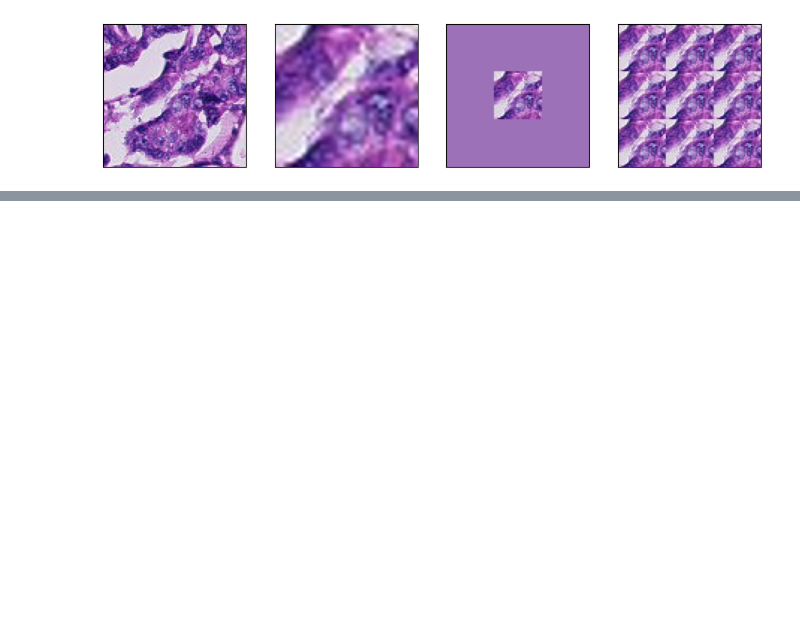
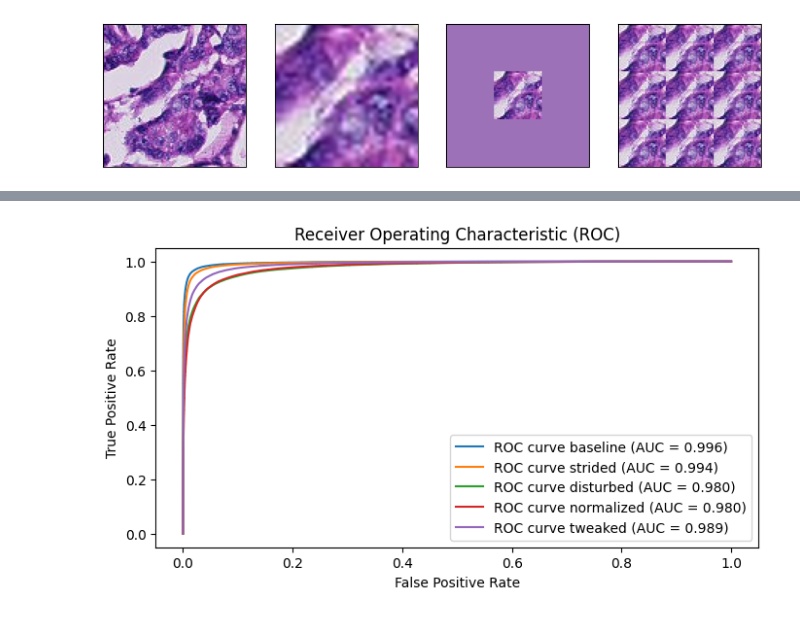
Before and after one commit to NKolotey/CUBoulder, a Jupyter notebook: projects/csca5642w3.ipynb, the cells around one changed output, grey strips where cells are left out. Cells and saved outputs as stored; diff of their text form; code cells hidden in the pictures; blank space fills up the shorter version.

```diff
--- a/projects/csca5642w3.ipynb
+++ b/projects/csca5642w3.ipynb
@@ -558,6 +522,0 @@ def copy_tiff_jpeg(file_ids, dir_from, dir_to):
-# %%
-dataset_train = path.join(DATASET_DIR, 'train')
-dataset_test = path.join(DATASET_DIR, 'test')
-
-working_train = path.join(WORKING_DIR, 'train')
-working_test = path.join(WORKING_DIR, 'test')
@@ -596,11 +536,10 @@ Not stratified
 # %%
-train_ds, val_ds = image_dataset_from_directory(
+full_ds = image_dataset_from_directory(
     working_train,
     labels='inferred',
     label_mode='binary',
     batch_size=BATCH_SIZE,
     image_size=(IMG_SIZE,IMG_SIZE),
-    validation_split=0.1,
-    shuffle=True,
-    subset='both',
-    seed=2025)
+    shuffle=False)
+
+y_true = np.concatenate([y for x, y in full_ds], axis=0)
@@ -737,3 +547,0 @@ models = [
-# %%
-results_dir = path.join(WORKING_DIR, 'BATCH512_SEED2025')
-run_training_all(models, results_dir)
@@ -1052,0 +548,22 @@ checkpoint_cb = ModelCheckpoint(
+# %%
+from sklearn.metrics import roc_curve, auc
+
+plt.figure(figsize=(8,4))
+
+for model_name in model_names:
+    best_model_file = [f for f in all_files_sorted if f.startswith(model_name) and f.endswith('.keras')][-1]
+    best_model_path = path.join(results_dir, best_model_file)
+    model = tf.keras.models.load_model(best_model_path)
+    y_pred = model.predict(full_ds)
+
+    fpr, tpr, thresholds = roc_curve(y_true, y_pred)
+    roc_auc = auc(fpr, tpr)
+
+    plt.plot(fpr, tpr, label=f"ROC curve {model_name} (AUC = {roc_auc:.3f})")
+
+plt.xlabel("False Positive Rate")
+plt.ylabel("True Positive Rate")
+plt.title("Receiver Operating Characteristic (ROC)")
+plt.legend(loc="lower right")
+plt.show()
+# %% [output]
@@ -1052,0 +575 @@ checkpoint_cb = ModelCheckpoint(
+[figure, added]
```
Also changed, not shown: parts of 81 cells of this notebook.
